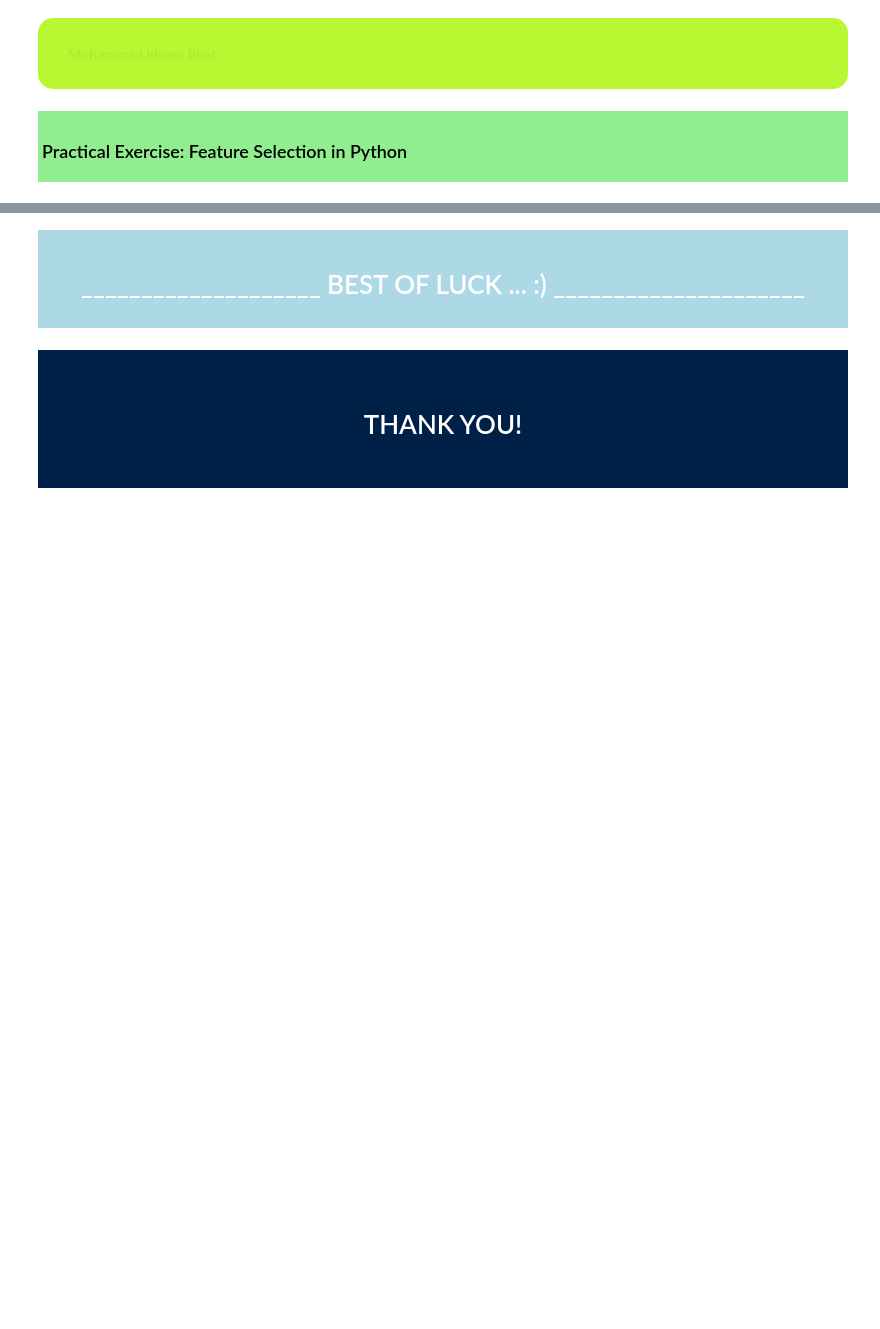
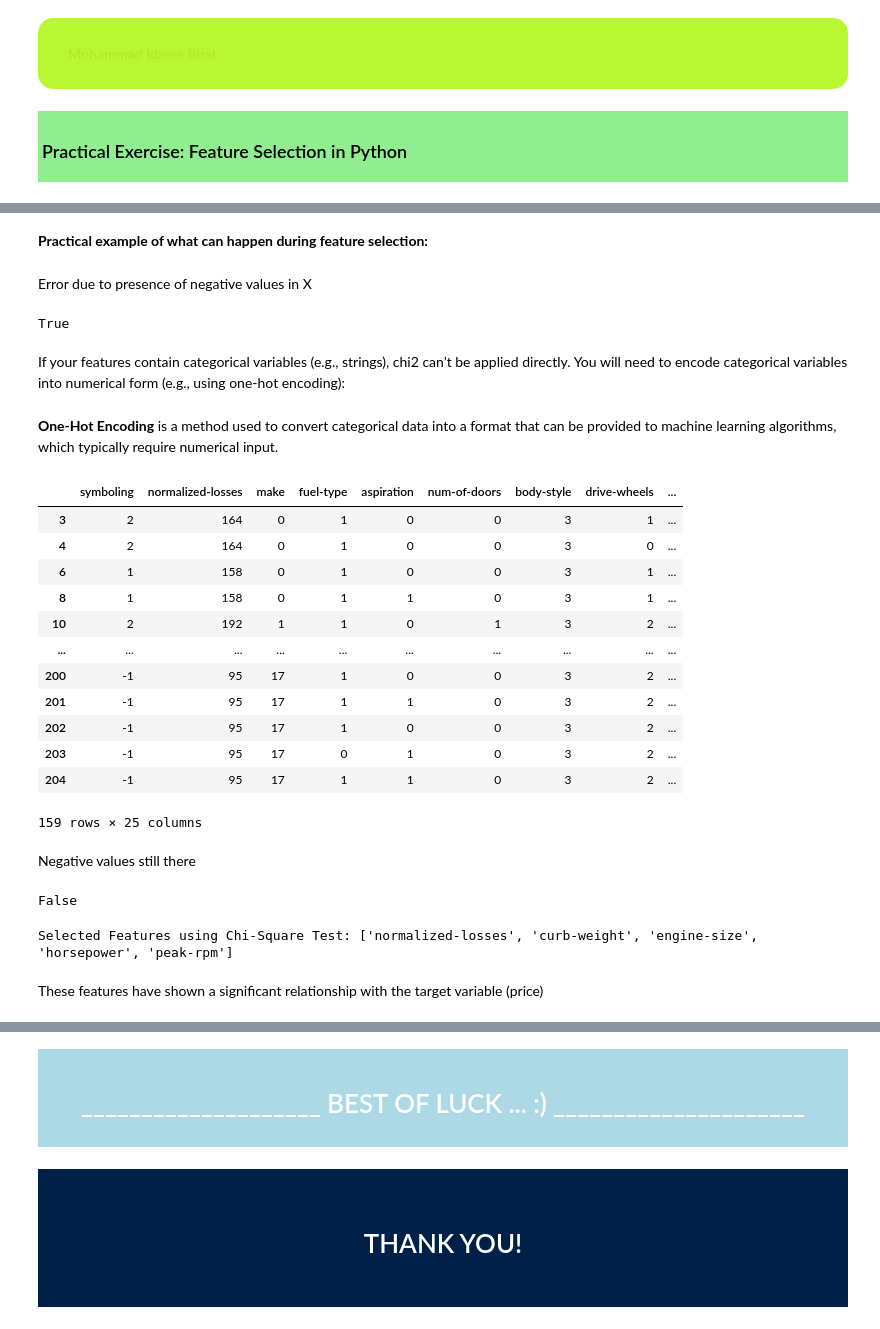
Before and after one commit to devidrees/Data-Analytix-Content-Prep, a Jupyter notebook: Main content day wise/Week 6/Day 22 - 23/Hands On Feature Selection.ipynb, the cells around one changed output, grey strips where cells are left out. Drawn from its saved outputs; the diff is of its cells as text; code cells hidden in the pictures; blank space fills up the shorter version.

```diff
--- a/Main content day wise/Week 6/Day 22 - 23/Hands On Feature Selection.ipynb
+++ b/Main content day wise/Week 6/Day 22 - 23/Hands On Feature Selection.ipynb
@@ -53,0 +140,4 @@ df.head()
+# %%
+# Separate features and target
+X = df.drop("price", axis=1)  # Features
+y = df["price"]  # Target variable
@@ -53,0 +154,32 @@ df.head()
+# %% [markdown]
+**Practical example of what can happen during feature selection:**
+# %% [markdown]
+Error due to presence of negative values in X
+# %%
+# check if any negative values
+print((X < 0).any().any())  # This will print True if any negative values are present in the entire DataFrame
+# %% [output]
+True
+# %% [markdown]
+If your features contain categorical variables (e.g., strings), chi2 can’t be applied directly. You will need to encode categorical variables into numerical form (e.g., using one-hot encoding):
+# %% [markdown]
+**One-Hot Encoding** is a method used to convert categorical data into a format that can be provided to machine learning algorithms, which typically require numerical input.
+# %%
+X = pd.get_dummies(X)  # One-hot encode categorical variables
+X
+# %% [output]
+|  | symboling | normalized-losses | make | fuel-type | aspiration | num-of-doors | body-style | drive-wheels | ... |
+| 3 | 2 | 164 | 0 | 1 | 0 | 0 | 3 | 1 | ... |
+| 4 | 2 | 164 | 0 | 1 | 0 | 0 | 3 | 0 | ... |
+| 6 | 1 | 158 | 0 | 1 | 0 | 0 | 3 | 1 | ... |
+| 8 | 1 | 158 | 0 | 1 | 1 | 0 | 3 | 1 | ... |
+| 10 | 2 | 192 | 1 | 1 | 0 | 1 | 3 | 2 | ... |
+| ... | ... | ... | ... | ... | ... | ... | ... | ... | ... |
+| 200 | -1 | 95 | 17 | 1 | 0 | 0 | 3 | 2 | ... |
+| 201 | -1 | 95 | 17 | 1 | 1 | 0 | 3 | 2 | ... |
+| 202 | -1 | 95 | 17 | 1 | 0 | 0 | 3 | 2 | ... |
+| 203 | -1 | 95 | 17 | 0 | 1 | 0 | 3 | 2 | ... |
+| 204 | -1 | 95 | 17 | 1 | 1 | 0 | 3 | 2 | ... |
+159 rows × 25 columns
+# %% [markdown]
+Negative values still there
@@ -53,0 +190,17 @@ df.head()
+# %%
+# check if any negative values
+print((X < 0).any().any())
+# %% [output]
+False
+# %%
+# Apply SelectKBest for chi-square test
+select_k_best = SelectKBest(chi2, k=5)  # Selecting 5 best features
+X_new = select_k_best.fit_transform(X, y)
+
+# Display selected features
+selected_features = X.columns[select_k_best.get_support()]
+print("Selected Features using Chi-Square Test:", selected_features.tolist())
+# %% [output]
+Selected Features using Chi-Square Test: ['normalized-losses', 'curb-weight', 'engine-size', 'horsepower', 'peak-rpm']
+# %% [markdown]
+These features have shown a significant relationship with the target variable (price)
```
Also changed, not shown: parts of 41 cells of this notebook, 16 other files.
